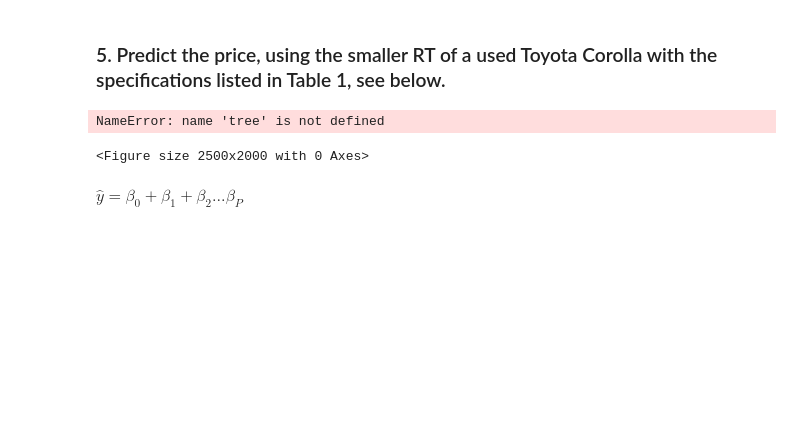
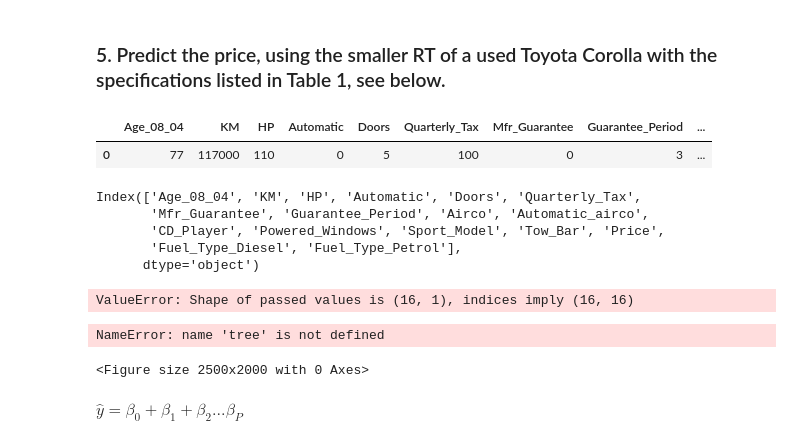
Before and after one commit to beneDesp/GLDM3002, a Jupyter notebook: finalProjectTeam2_MW.ipynb, the cells around one changed output. Drawn from its saved outputs; the diff is of its cells as text; code cells hidden in the pictures; blank space fills up the shorter version.

```diff
--- a/finalProjectTeam2_MW.ipynb
+++ b/finalProjectTeam2_MW.ipynb
@@ -369,5 +399,27 @@ impSeries[0:4]
 # %% [markdown]
 ### 5. Predict the price, using the smaller RT of a used Toyota Corolla with the specifications listed in Table 1, see below.
+# %%
+x_new = pd.DataFrame(columns=['Age_08_04', 'KM', 'HP', 'Automatic', 'Doors', 'Quarterly_Tax', 'Mfr_Guarantee', 'Guarantee_Period', 'Airco', 'Automatic_airco', 'CD_Player', 'Powered_Windows', 'Sport_Model', 'Tow_Bar',  'Fuel_Type_Diesel', 'Fuel_Type_Petrol'])
+
+x_new.loc[0] = [77, 117000, 110, 0, 5, 100, 0, 3, 1, 0, 0, 0, 0, 1, 0, 1]
+x_new
+# %% [output]
+|  | Age_08_04 | KM | HP | Automatic | Doors | Quarterly_Tax | Mfr_Guarantee | Guarantee_Period | ... |
+| 0 | 77 | 117000 | 110 | 0 | 5 | 100 | 0 | 3 | ... |
+# %%
+corrola_enc.columns
+# %% [output]
+Index(['Age_08_04', 'KM', 'HP', 'Automatic', 'Doors', 'Quarterly_Tax',
+       'Mfr_Guarantee', 'Guarantee_Period', 'Airco', 'Automatic_airco',
+       'CD_Player', 'Powered_Windows', 'Sport_Model', 'Tow_Bar', 'Price',
+       'Fuel_Type_Diesel', 'Fuel_Type_Petrol'],
+      dtype='object')
+# %%
+new_specs = [77, 117000, 110, 0, 5, 100, 0, 3, 1, 0, 0, 0, 0, 1, 0, 1]
+X_new = pd.DataFrame(new_specs, columns=['Age_08_04', 'KM', 'HP', 'Automatic', 'Doors', 'Quarterly_Tax', 'Mfr_Guarantee', 'Guarantee_Period', 'Airco', 'Automatic_airco', 'CD_Player', 'Powered_Windows', 'Sport_Model', 'Tow_Bar',  'Fuel_Type_Diesel', 'Fuel_Type_Petrol'])
+X_new
+# %% [output]
+ValueError: Shape of passed values is (16, 1), indices imply (16, 16)
 # %%
 fig = plt.figure(figsize=(25,20))
 _ = tree.plot_tree(regressor, filled=True)
```
Also changed, not shown: parts of 2 cells of this notebook.
